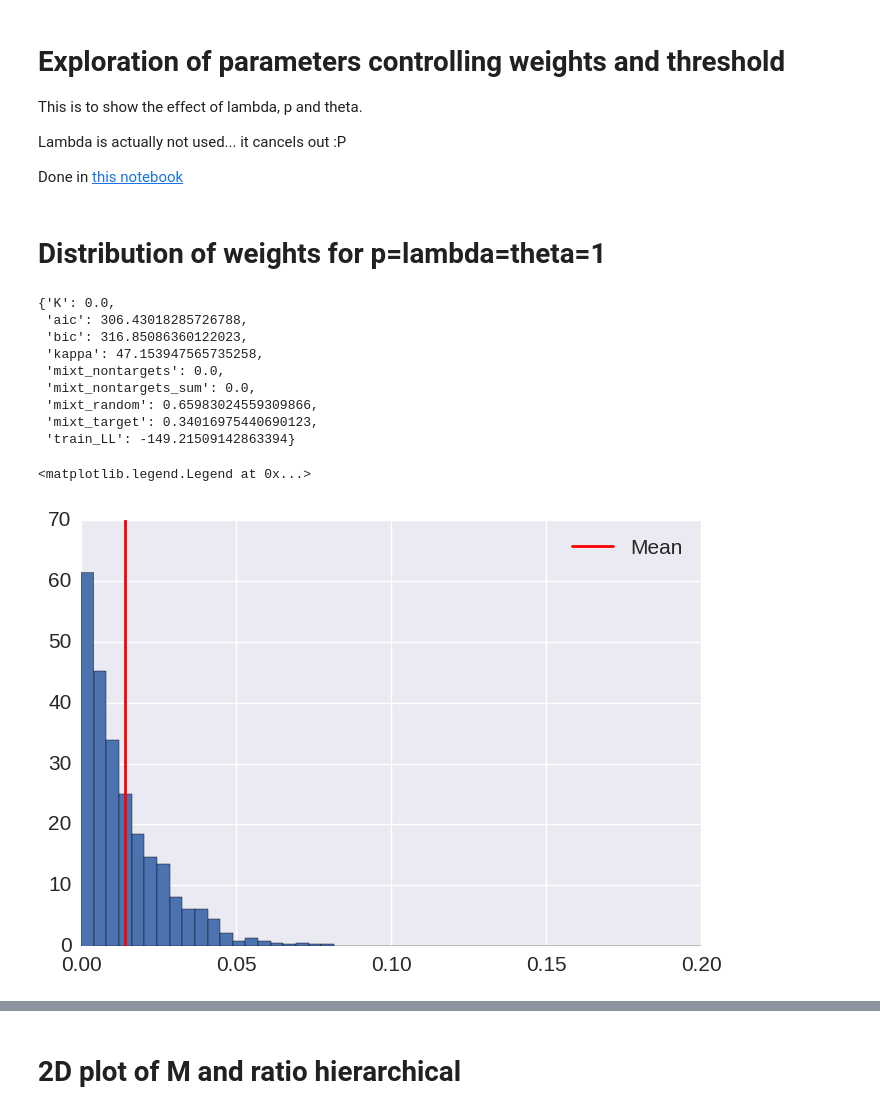
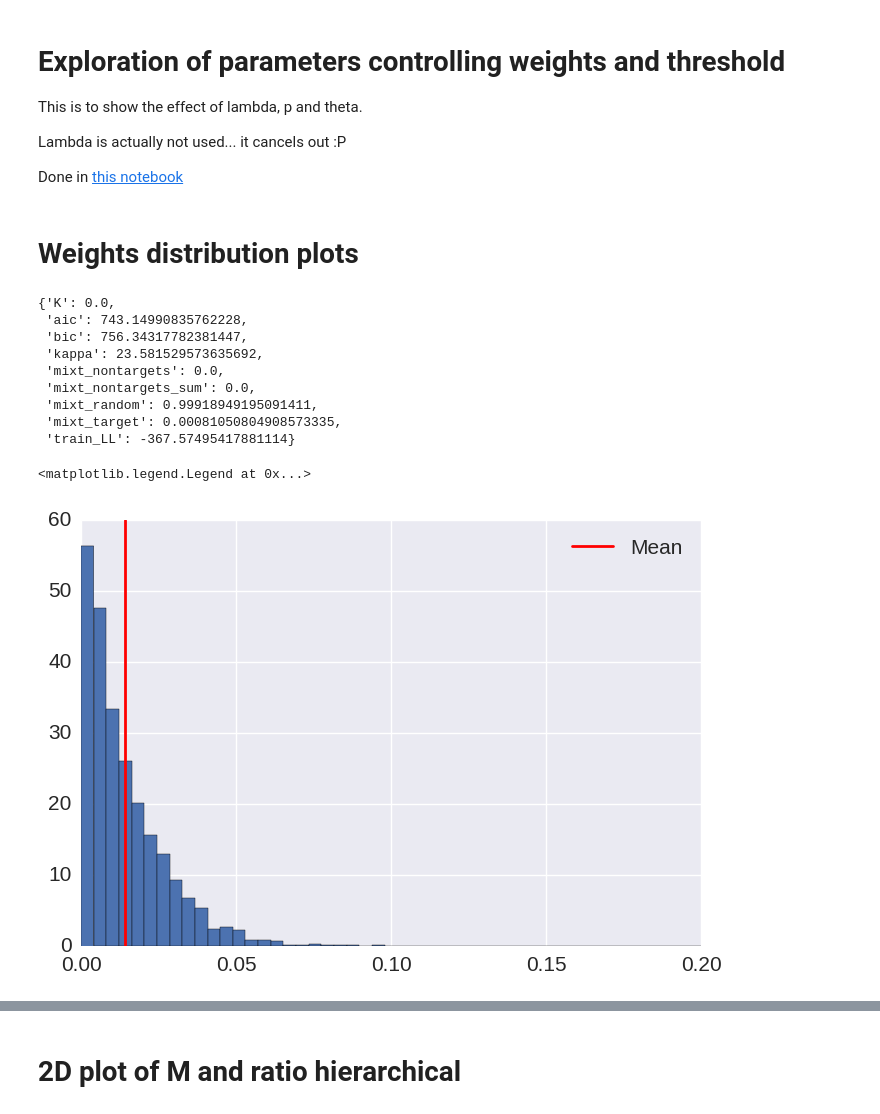
Before and after one commit to Azhag/Bayesian-visual-working-memory, a Jupyter notebook: Experiments/thesis_plots/Single Item characterisation - Hierarchical Network - 06.2017.ipynb, the cells around one changed output, grey strips where cells are left out. Saved outputs shown, nothing was run; the diff lists cells and outputs as text; code cells hidden in the pictures.

Commit message:
Hierarchical plots for weights / precision per angle

```diff
--- a/Experiments/thesis_plots/Single Item characterisation - Hierarchical Network - 06.2017.ipynb
+++ b/Experiments/thesis_plots/Single Item characterisation - Hierarchical Network - 06.2017.ipynb
@@ -43,16 +47,16 @@ This is to show the effect of lambda, p and theta.
 Lambda is actually not used... it cancels out :P
 
 Done in [this notebook](../hierarchical_network_characterisation/notebook_hierarchical_weights_1try_270818.ipynb)
-# %% [markdown]
-# Distribution of weights for p=lambda=theta=1
+# %% [markdown]
+# Weights distribution plots
 # %%
 arguments_dict = dict(
     action_to_do='launcher_do_simple_run',
-    inference_method='sample',
-    N=100,
+    inference_method='none',
+    N=200,
     num_samples=50,
-    label='thesis_hierarchical_coverage',
-    output_directory='./Figures/thesis/hierarchical_coveragespace/',
+    label='thesis_hierarchical_weights',
+    output_directory='./Figures/thesis/hierarchical_weights/',
     T=1,
     num_repetitions=5,
     renormalize_sigma=None,
@@ -85,21 +89,23 @@ with io.capture_output(display=False, stdout=True) as captured:
 sampler.fit_mixture_model()
 # %% [output]
 {'K': 0.0,
- 'aic': 306.43018285726788,
- 'bic': 316.85086360122023,
- 'kappa': 47.153947565735258,
+ 'aic': 743.14990835762228,
+ 'bic': 756.34317782381447,
+ 'kappa': 23.581529573635692,
  'mixt_nontargets': 0.0,
  'mixt_nontargets_sum': 0.0,
- 'mixt_random': 0.65983024559309866,
- 'mixt_target': 0.34016975440690123,
- 'train_LL': -149.21509142863394}
+ 'mixt_random': 0.99918949195091411,
+ 'mixt_target': 0.00081050804908573335,
+ 'train_LL': -367.57495417881114}
 # %%
+weights = network.A_sampling
+
 f, ax = plt.subplots()
-ax.hist(network.A_sampling.flatten(), bins=np.linspace(0, 0.2, 50), normed=True)
-ax.axvline(np.mean(network.A_sampling), color='r')
+ax.hist(weights.flatten(), bins=np.linspace(0, 0.2, 50), normed=True)
+ax.axvline(np.mean(weights), color='r')
 ax.legend(['Mean'])
 
 # f.savefig(dataio.create_formatted_filename("hist_weights_{label}_{unique_id}.pdf"))
 # %% [output]
 <matplotlib.legend.Legend at 0x...>
-[figure, old version]
+[figure, new version]
```
Also changed, not shown: parts of 14 cells of this notebook, 1 other file.
